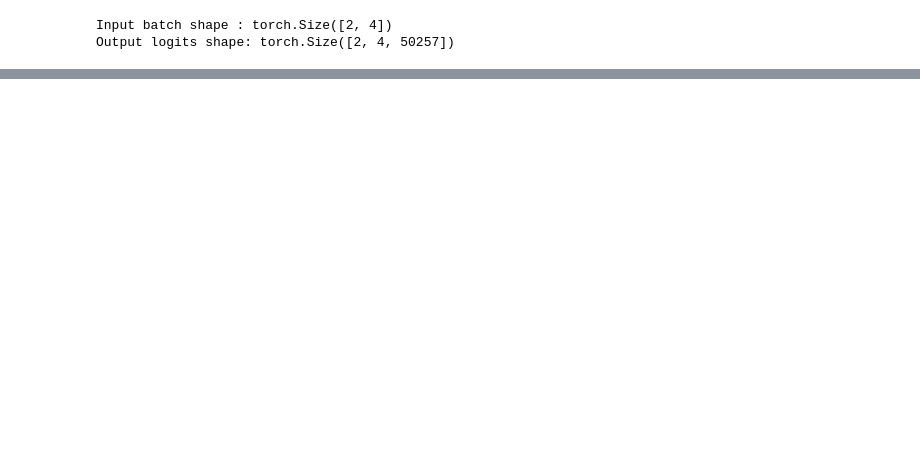
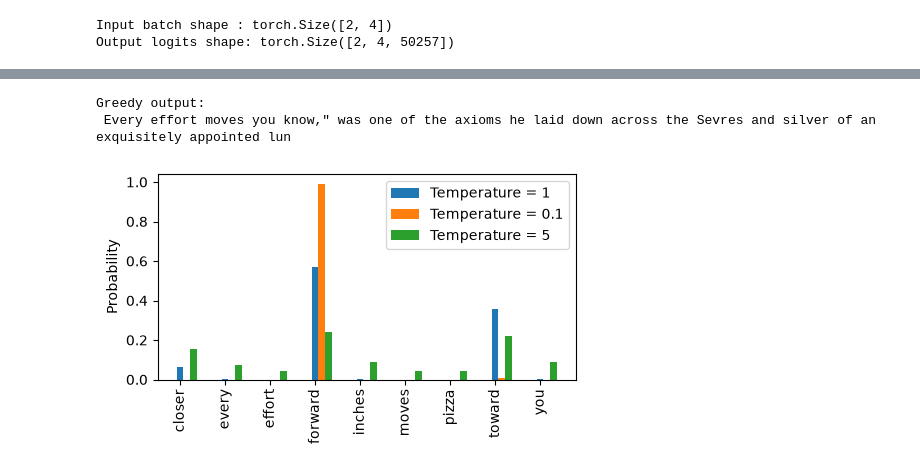
Before and after one commit to yachika-yashu/LLM-from-scratch, a Jupyter notebook: GPT_Model_From_Scratch.ipynb, the cells around one changed output, grey strips where cells are left out. Saved outputs shown, nothing was run; the diff lists cells and outputs as text; code cells hidden in the pictures; blank space fills up the shorter version.

```diff
--- a/GPT_Model_From_Scratch.ipynb
+++ b/GPT_Model_From_Scratch.ipynb
@@ -603,0 +837,19 @@ Decoded text: Hello, I am am am am am am am
+# %%
+import os
+import urllib.request
+
+file_path = "the-verdict.txt"
+url = ("https://raw.githubusercontent.com/rasbt/LLMs-from-scratch/main/"
+       "ch02/01_main-chapter-code/the-verdict.txt")
+
+if not os.path.exists(file_path):
+    with urllib.request.urlopen(url) as response:
+        text_data = response.read().decode("utf-8")
+    with open(file_path, "w", encoding="utf-8") as f:
+        f.write(text_data)
+else:
+    with open(file_path, "r", encoding="utf-8") as f:
+        text_data = f.read()
+
+print("First 99 characters:", text_data[:99])
+print("Last 99 characters :", text_data[-99:])
@@ -603,0 +1246,44 @@ Decoded text: Hello, I am am am am am am am
+# %%
+model.to("cpu")   # inference on a model this size does not need a GPU
+model.eval()
+
+# Greedy decoding for comparison: the trained model now reproduces its training text.
+token_ids = generate_text_simple(
+    model=model,
+    idx=text_to_token_ids("Every effort moves you", tokenizer),
+    max_new_tokens=25,
+    context_size=GPT_CONFIG_124M["context_length"],
+)
+print("Greedy output:\n", token_ids_to_text(token_ids, tokenizer))
+# %% [output]
+Greedy output:
+ Every effort moves you know," was one of the axioms he laid down across the Sevres and silver of an exquisitely appointed lun
+# %%
+# A 9-word vocabulary makes the effect of temperature visible in one plot.
+vocab = {"closer": 0, "every": 1, "effort": 2, "forward": 3, "inches": 4,
+         "moves": 5, "pizza": 6, "toward": 7, "you": 8}
+inverse_vocab = {v: k for k, v in vocab.items()}
+
+next_token_logits = torch.tensor([4.51, 0.89, -1.90, 6.75, 1.63, -1.62, -1.89, 6.28, 1.79])
+
+
+def softmax_with_temperature(logits, temperature):
+    return torch.softmax(logits / temperature, dim=0)
+
+
+temperatures = [1, 0.1, 5]     # unchanged, sharper, flatter
+scaled_probas = [softmax_with_temperature(next_token_logits, T) for T in temperatures]
+
+x = torch.arange(len(vocab))
+bar_width = 0.15
+fig, ax = plt.subplots(figsize=(5, 3))
+for i, T in enumerate(temperatures):
+    ax.bar(x + i * bar_width, scaled_probas[i], bar_width, label=f"Temperature = {T}")
+ax.set_ylabel("Probability")
+ax.set_xticks(x)
+ax.set_xticklabels(vocab.keys(), rotation=90)
+ax.legend()
+plt.tight_layout()
+plt.show()
+# %% [output]
+[figure, added]
```
Also changed, not shown: parts of 44 cells of this notebook, 13 other files.
